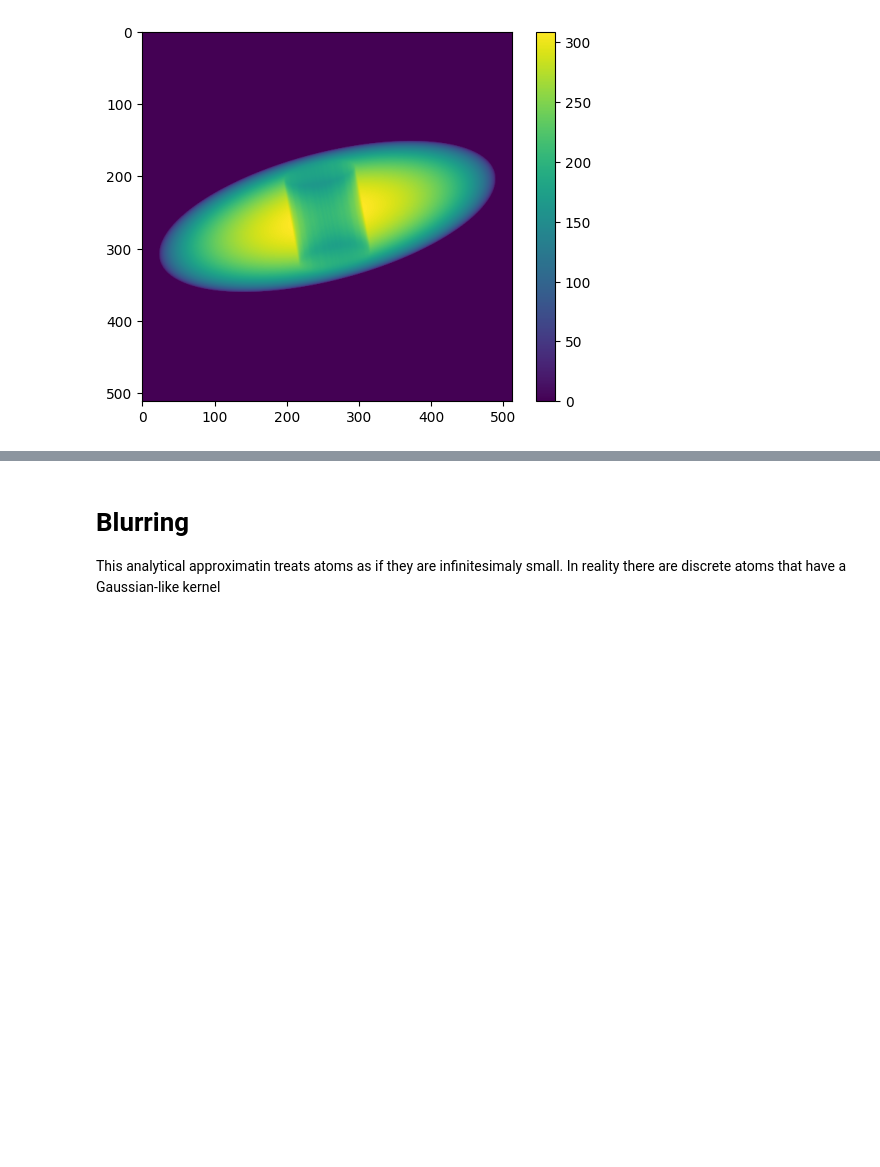
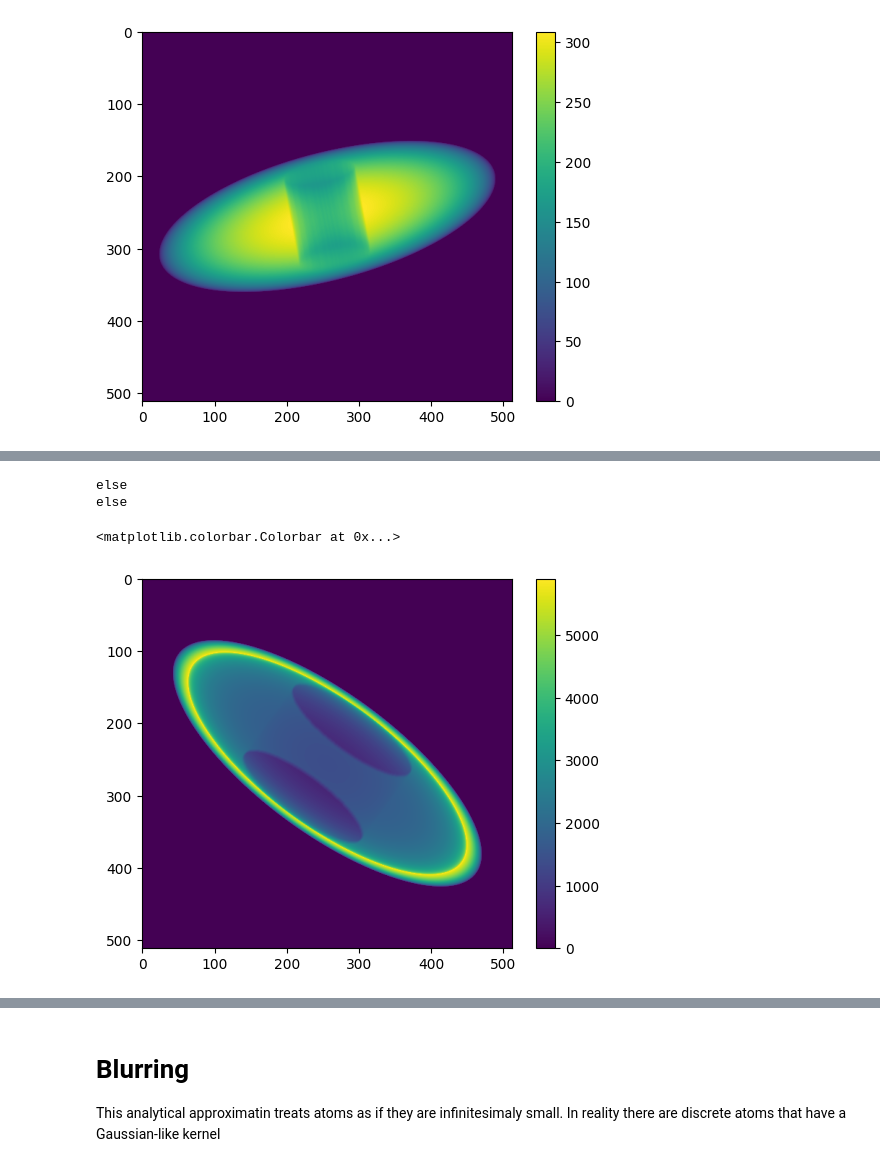
Before and after one commit to h-alvarenga/simSPI, a Jupyter notebook: notebooks/geometric_micelle.ipynb, the cells around one changed output, grey strips where cells are left out. Drawn from its saved outputs; the diff is of its cells as text; code cells hidden in the pictures; blank space fills up the shorter version.

Commit message:
test for two_phase_micelle

```diff
--- a/notebooks/geometric_micelle.ipynb
+++ b/notebooks/geometric_micelle.ipynb
@@ -378,0 +375,50 @@ else
+# %%
+def two_phase_micelle(x_mesh,y_mesh,a,b,c,rotation,radius_circle,inner_shell_ratio,shell_density_ratio):
+    proj_ellipsoid_outer = geometric_micelle.project_rotated_ellipsoid(x_mesh,y_mesh,a,b,c,rotation.T)
+    proj_ellipsoid_inner = geometric_micelle.project_rotated_ellipsoid(x_mesh,y_mesh,
+                                                                   a*inner_shell_ratio,
+                                                                   b*inner_shell_ratio,
+                                                                   c*inner_shell_ratio,
+                                                                   rotation.T)
+    shell = proj_ellipsoid_outer - proj_ellipsoid_inner
+
+    h_outer = c*2
+    volume_outer = np.pi*radius_circle**2*h_outer
+    proj_cylinder_outer = geometric_micelle.project_rotated_cylinder(tensor(x_mesh),
+                                                                   tensor(y_mesh),
+                                                                   radius_circle=radius_circle,
+                                                                   h=h_outer,
+                                                                   rotation=rotation)
+    proj_cylinder_outer = volume_outer*proj_cylinder_outer / proj_cylinder_outer.sum()
+
+    h_inner = c*inner_shell_ratio*2
+    volume_inner = np.pi*radius_circle**2*h_inner
+    proj_cylinder_inner = geometric_micelle.project_rotated_cylinder(tensor(x_mesh),
+                                                                   tensor(y_mesh),
+                                                                   radius_circle=radius_circle,
+                                                                   h=h_inner,
+                                                                   rotation=rotation)
+    proj_cylinder_inner = volume_inner*proj_cylinder_inner / proj_cylinder_inner.sum()
+
+
+    proj_cylinder_shell = proj_cylinder_outer - proj_cylinder_inner
+    micelle = shell_density_ratio*shell + proj_ellipsoid_inner - (shell_density_ratio*proj_cylinder_shell + proj_cylinder_inner)
+    return micelle
+
+
+np.random.seed(0)
+rotation = Rotation.random().as_matrix()
+
+micelle = two_phase_micelle(x_mesh,y_mesh,a=256,b=256,c=64,
+                            rotation=rotation,
+                            radius_circle=100,
+                            inner_shell_ratio=0.9,
+                            shell_density_ratio=40)
+
+ax = plt.imshow(micelle)
+plt.colorbar(ax)
+# %% [output]
+else
+else
+<matplotlib.colorbar.Colorbar at 0x...>
+[figure, added]
```
Also changed, not shown: parts of 7 cells of this notebook, 2 other files.
